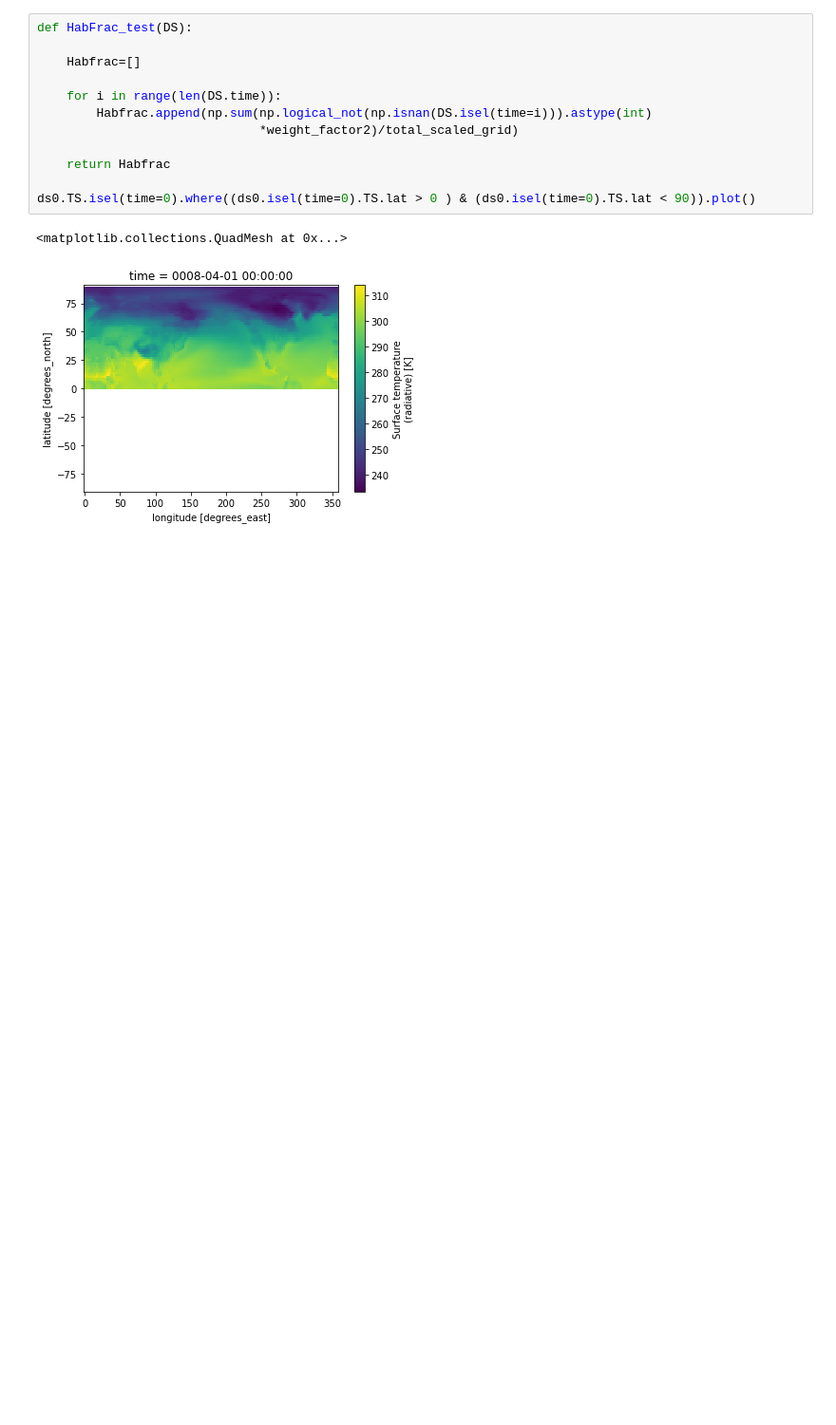
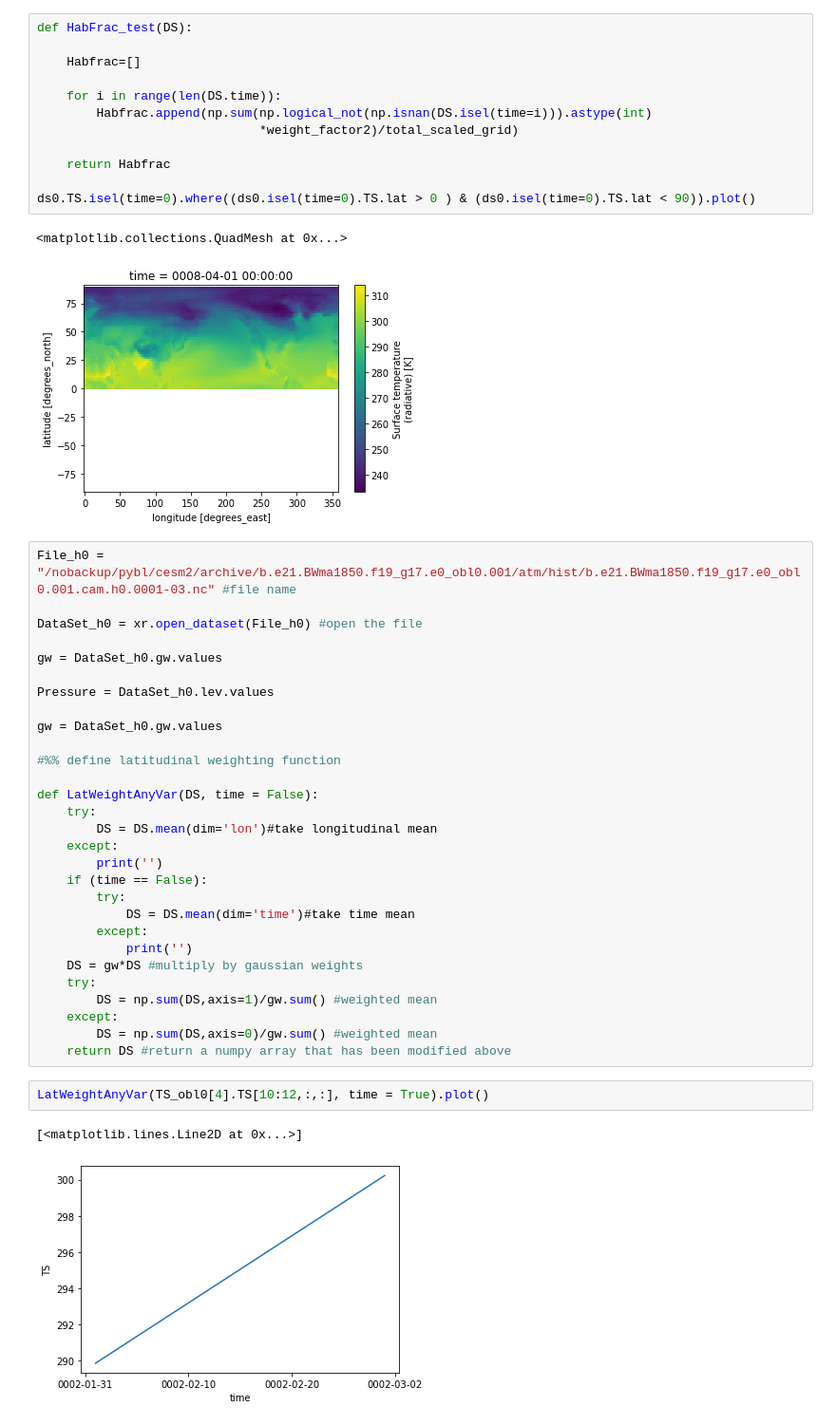
Before and after one commit to pybl1994/analysis_code, a Jupyter notebook: habitable_area.ipynb, the cells around one changed output. Shown at 95% size. Drawn from its saved outputs; the diff is of its cells as text; blank space fills up the shorter version.

```diff
--- a/habitable_area.ipynb
+++ b/habitable_area.ipynb
@@ -225,3 +249,37 @@ ds0.TS.isel(time=0).where((ds0.isel(time=0).TS.lat > 0 ) & (ds0.isel(time=0).TS.
 # %% [output]
 <matplotlib.collections.QuadMesh at 0x...>
 [figure]
+# %%
+File_h0 = "/nobackup/pybl/cesm2/archive/b.e21.BWma1850.f19_g17.e0_obl0.001/atm/hist/b.e21.BWma1850.f19_g17.e0_obl0.001.cam.h0.0001-03.nc" #file name
+
+DataSet_h0 = xr.open_dataset(File_h0) #open the file
+
+gw = DataSet_h0.gw.values
+
+Pressure = DataSet_h0.lev.values
+
+gw = DataSet_h0.gw.values
+
+#%% define latitudinal weighting function
+
+def LatWeightAnyVar(DS, time = False):
+    try:
+        DS = DS.mean(dim='lon')#take longitudinal mean
+    except:
+        print('')
+    if (time == False):
+        try:
+            DS = DS.mean(dim='time')#take time mean
+        except:
+            print('')
+    DS = gw*DS #multiply by gaussian weights
+    try:
+        DS = np.sum(DS,axis=1)/gw.sum() #weighted mean
+    except:
+        DS = np.sum(DS,axis=0)/gw.sum() #weighted mean
+    return DS #return a numpy array that has been modified above
+# %%
+LatWeightAnyVar(TS_obl0[4].TS[10:12,:,:], time = True).plot()
+# %% [output]
+[<matplotlib.lines.Line2D at 0x...>]
+[figure, added]
```
Also changed, not shown: parts of 12 cells of this notebook.
